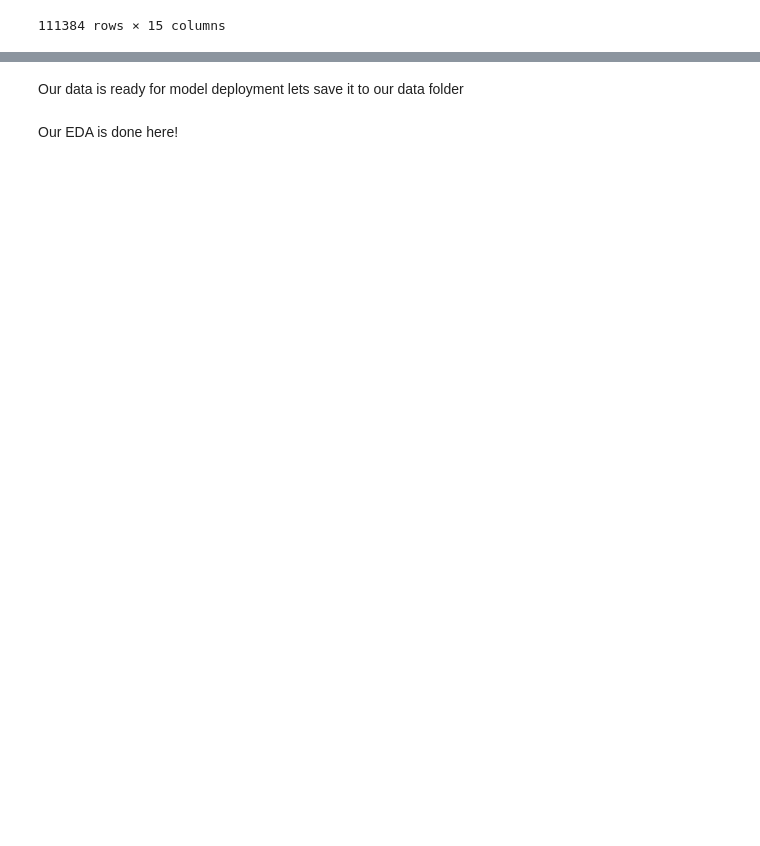
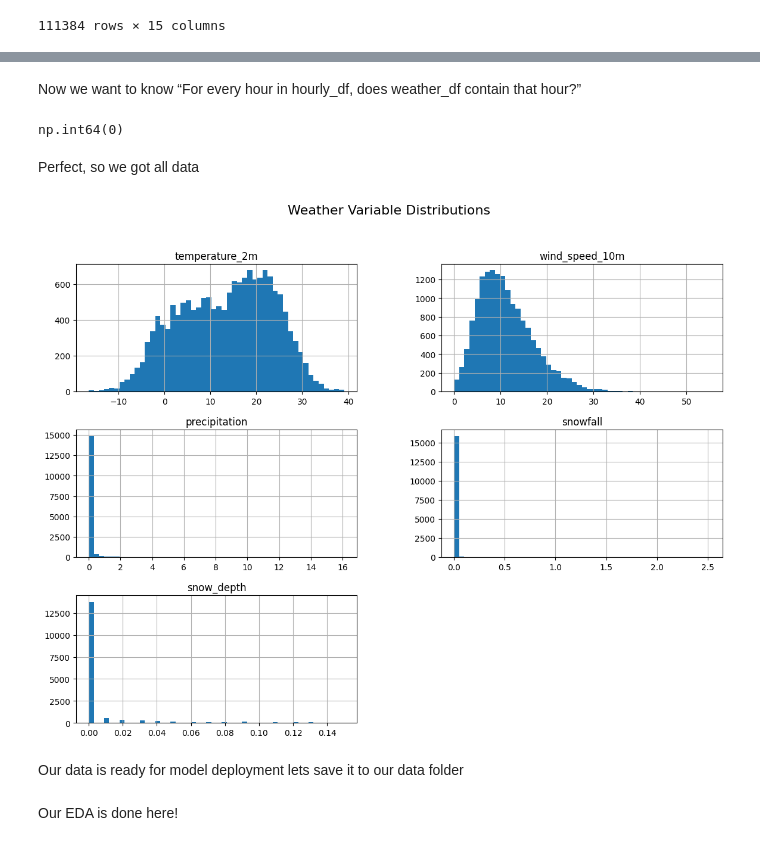
Before and after one commit to andrewsuh98/da-project-citibike, a Jupyter notebook: notebooks/EDA_component.ipynb, the cells around one changed output, grey strips where cells are left out. Drawn from its saved outputs; the diff is of its cells as text; code cells hidden in the pictures; blank space fills up the shorter version.

Commit message:
EDA re-done, added weather variables

```diff
--- a/notebooks/EDA_component.ipynb
+++ b/notebooks/EDA_component.ipynb
@@ -339,0 +342,5 @@ hourly_df
+# %%
+data_path = os.path.join('..', 'data', 'openmeteo_cu_hourly_2024_01_to_2025_10_from_client.csv')
+weather_df = pd.read_csv(data_path)
+
+weather_df.head(10)
@@ -339,0 +359,3 @@ hourly_df
+# %%
+weather_df["time"] = pd.to_datetime(weather_df["time"], utc=True) #make sure we have correct timezone
+weather_df["time"] = weather_df["time"].dt.tz_convert(None)   # remove timezone
@@ -340,3 +376,31 @@ hourly_df
+# %%
+weather_df = weather_df.rename(columns={"time": "hour"})
+# %% [markdown]
+Now we want to know “For every hour in hourly_df, does weather_df contain that hour?”
+# %%
+#We don’t keep the result yet just testing for now
+test_merge = hourly_df.merge(
+    weather_df,
+    on="hour",
+    how="left"
+)
+missing_count = test_merge["temperature_2m"].isna().sum()
+missing_count
+# %% [output]
+np.int64(0)
+# %% [markdown]
+Perfect, so we got all data
+# %%
+#Lets analyze the weather data a bit
+import matplotlib.pyplot as plt
+
+weather_cols = ["temperature_2m", "wind_speed_10m", "precipitation", "snowfall", "snow_depth"]
+
+weather_df[weather_cols].hist(bins=50, figsize=(14, 10))
+plt.suptitle("Weather Variable Distributions", fontsize=16)
+plt.show()
+# %% [output]
+[figure, added]
 # %% [markdown]
 Our data is ready for model deployment lets save it to our data folder
 # %%
```
Also changed, not shown: parts of 3 cells of this notebook.
